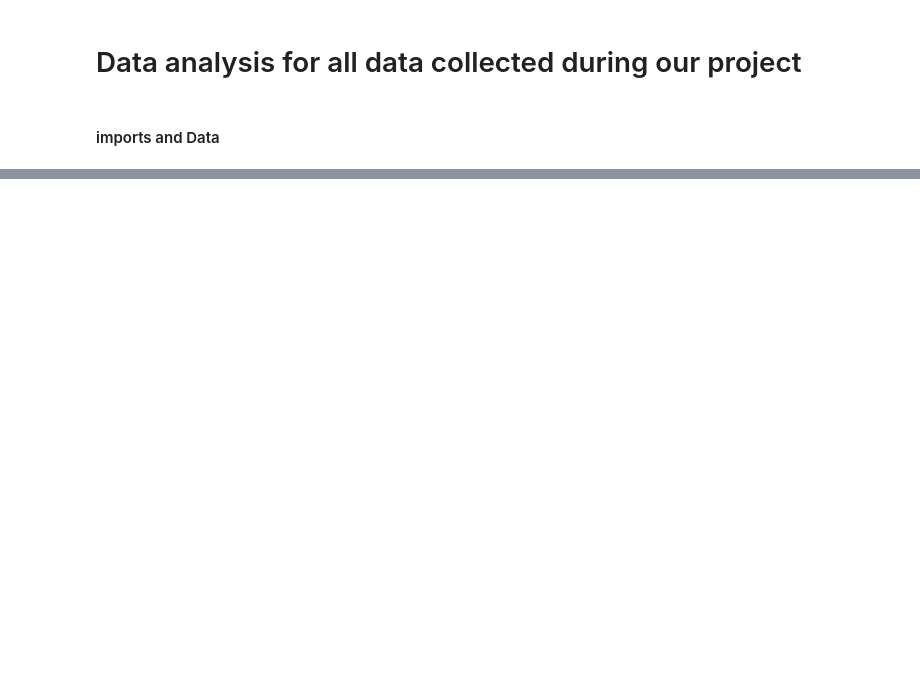
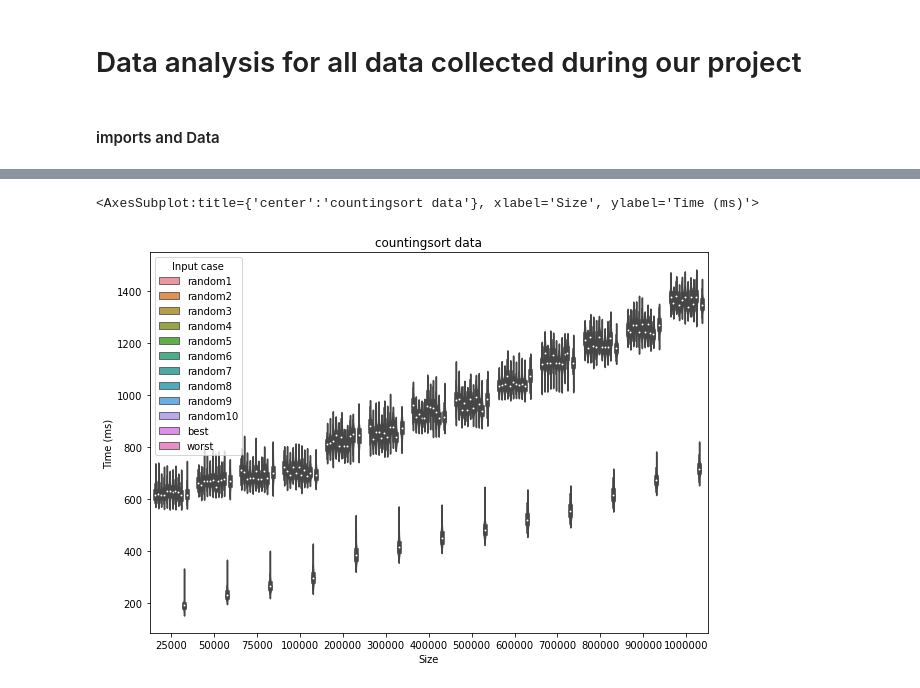
Before and after one commit to hrallil/RAPL_measurements, a Jupyter notebook: Java/FinalResults/DataAnalysis.ipynb, the cells around one changed output, grey strips where cells are left out. Saved outputs shown, nothing was run; the diff lists cells and outputs as text; code cells hidden in the pictures; blank space fills up the shorter version.

Commit message:
Very prelim graphs and flowcharts

```diff
--- a/Java/FinalResults/DataAnalysis.ipynb
+++ b/Java/FinalResults/DataAnalysis.ipynb
@@ -73,6 +4,0 @@ dtype: int64
-# %%
-sizes = [25,50,75,100,200,300,400,500,600,700,800,900,1000]
-
-for i in range(1,11):
-
-    print(f"length of best {sizes[i]}",len(dfWorst["CPU (J)"])/len(sizes))
@@ -80,0 +5,17 @@ NameError: name 'dfWorst' is not defined
+# %%
+import pandas as pd
+import matplotlib.pyplot as plt
+import numpy as np
+import seaborn as sns
+
+dfCounting = pd.read_csv("Results16/countingSort-PC16.csv")
+dfCounting.columns=["Test name","PKG (J)","CPU (J)","GPU (J)","Memory (J)","Temperature","Time (ms)"]
+
+dfQuickSort = pd.read_csv("Results16/quickSort-PC16.csv")
+dfQuickSort.columns=["Test name","PKG (J)","CPU (J)","GPU (J)","Memory (J)","Temperature","Time (ms)"]
+
+dfBubbleSort = pd.read_csv("Results16/bubbleSort-PC16.csv")
+dfBubbleSort.columns=["Test name","PKG (J)","CPU (J)","GPU (J)","Memory (J)","Temperature","Time (ms)"]
+
+dfMergeSort = pd.read_csv("Results16/mergeSort-PC16.csv")
+dfMergeSort.columns=["Test name","PKG (J)","CPU (J)","GPU (J)","Memory (J)","Temperature","Time (ms)"]
@@ -80,0 +78,16 @@ NameError: name 'dfWorst' is not defined
+# %%
+
+
+#removing values that are nonsense
+dfCounting = dfCounting[dfCounting['PKG (J)'] >= 0]
+dfCounting = dfCounting[dfCounting['CPU (J)'] >= 0]
+#df = df[df['Memory (byte)'] >= 0]
+#df = df[df['Temperature'] >= 0]
+dfCounting = dfCounting[dfCounting['Time (ms)'] >= 0]
+
+dfCounting = dfCounting.replace("  ", np.nan)
+
+#missing values for each column
+print("MISSING DATA: \n\n ", dfCounting.isnull().sum(axis=0))
+
+dfCounting
@@ -80,0 +120,9 @@ NameError: name 'dfWorst' is not defined
+# %%
+sizes = [25000,50000,75000,100000,200000,300000,400000,500000,600000,700000,800000,900000,1000000]
+
+plt.figure(figsize=(10,7))
+plt.title("countingsort data")
+sns.violinplot(data = dfCounting, y = "Time (ms)", x = "Size", hue ="Input case")
+# %% [output]
+<AxesSubplot:title={'center':'countingsort data'}, xlabel='Size', ylabel='Time (ms)'>
+[figure, added]
```
Also changed, not shown: parts of 7 cells of this notebook, 6 other files.
